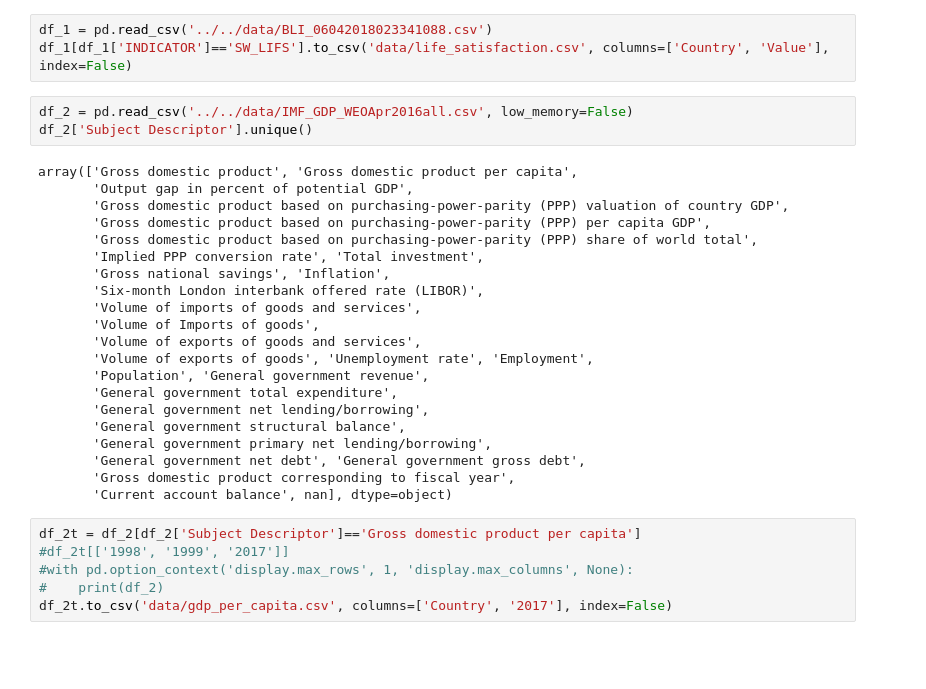
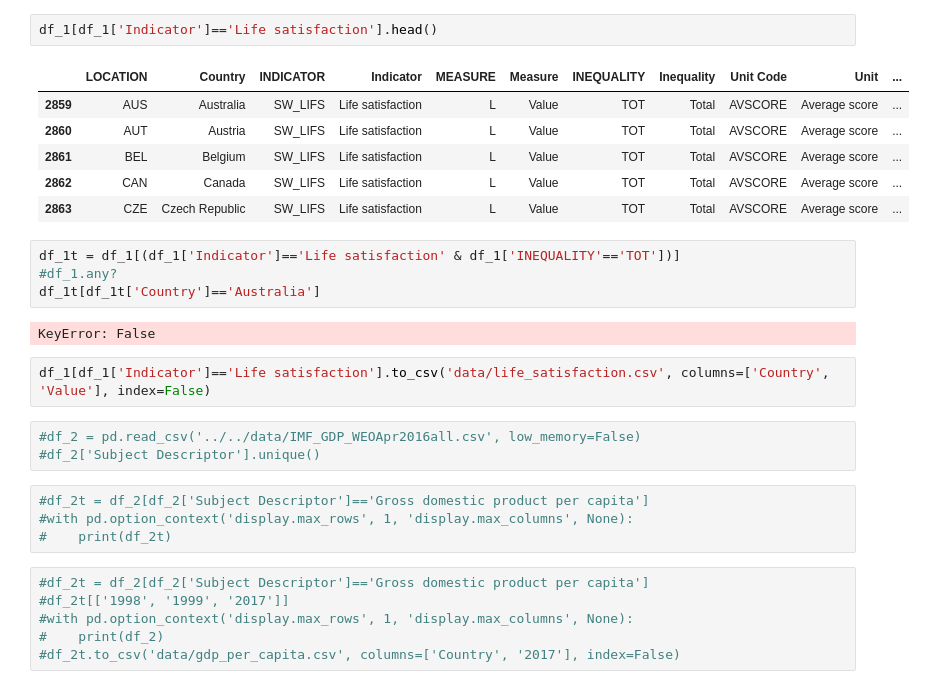
Before and after one commit to indikaimk/ipython_notebooks, a Jupyter notebook: hands_on_ml/gdp_happiness.ipynb, the cells around one changed output. Saved outputs shown, nothing was run; the diff lists cells and outputs as text; blank space fills up the shorter version.

```diff
--- a/hands_on_ml/gdp_happiness.ipynb
+++ b/hands_on_ml/gdp_happiness.ipynb
@@ -7,33 +24,30 @@ import sklearn
+# %%
+df_1[df_1['Indicator']=='Life satisfaction'].head()
+# %% [output]
+|  | LOCATION | Country | INDICATOR | Indicator | MEASURE | Measure | INEQUALITY | Inequality | Unit Code | Unit | ... |
+| 2859 | AUS | Australia | SW_LIFS | Life satisfaction | L | Value | TOT | Total | AVSCORE | Average score | ... |
+| 2860 | AUT | Austria | SW_LIFS | Life satisfaction | L | Value | TOT | Total | AVSCORE | Average score | ... |
+| 2861 | BEL | Belgium | SW_LIFS | Life satisfaction | L | Value | TOT | Total | AVSCORE | Average score | ... |
+| 2862 | CAN | Canada | SW_LIFS | Life satisfaction | L | Value | TOT | Total | AVSCORE | Average score | ... |
+| 2863 | CZE | Czech Republic | SW_LIFS | Life satisfaction | L | Value | TOT | Total | AVSCORE | Average score | ... |
+# %%
+df_1t = df_1[(df_1['Indicator']=='Life satisfaction' & df_1['INEQUALITY'=='TOT'])]
+#df_1.any?
+df_1t[df_1t['Country']=='Australia']
+# %% [output]
+KeyError: False
 # %%
-df_1 = pd.read_csv('../../data/BLI_06042018023341088.csv')
-df_1[df_1['INDICATOR']=='SW_LIFS'].to_csv('data/life_satisfaction.csv', columns=['Country', 'Value'], index=False)
+df_1[df_1['Indicator']=='Life satisfaction'].to_csv('data/life_satisfaction.csv', columns=['Country', 'Value'], index=False)
 # %%
-df_2 = pd.read_csv('../../data/IMF_GDP_WEOApr2016all.csv', low_memory=False)
-df_2['Subject Descriptor'].unique()
+#df_2 = pd.read_csv('../../data/IMF_GDP_WEOApr2016all.csv', low_memory=False)
+#df_2['Subject Descriptor'].unique()
-# %% [output]
-array(['Gross domestic product', 'Gross domestic product per capita',
-       'Output gap in percent of potential GDP',
-       'Gross domestic product based on purchasing-power-parity (PPP) valuation of country GDP',
-       'Gross domestic product based on purchasing-power-parity (PPP) per capita GDP',
-       'Gross domestic product based on purchasing-power-parity (PPP) share of world total',
-       'Implied PPP conversion rate', 'Total investment',
-       'Gross national savings', 'Inflation',
-       'Six-month London interbank offered rate (LIBOR)',
-       'Volume of imports of goods and services',
-       'Volume of Imports of goods',
-       'Volume of exports of goods and services',
-       'Volume of exports of goods', 'Unemployment rate', 'Employment',
-       'Population', 'General government revenue',
-       'General government total expenditure',
-       'General government net lending/borrowing',
-       'General government structural balance',
-       'General government primary net lending/borrowing',
-       'General government net debt', 'General government gross debt',
-       'Gross domestic product corresponding to fiscal year',
-       'Current account balance', nan], dtype=object)
+# %%
+#df_2t = df_2[df_2['Subject Descriptor']=='Gross domestic product per capita']
+#with pd.option_context('display.max_rows', 1, 'display.max_columns', None):
+#    print(df_2t)
 # %%
-df_2t = df_2[df_2['Subject Descriptor']=='Gross domestic product per capita']
+#df_2t = df_2[df_2['Subject Descriptor']=='Gross domestic product per capita']
 #df_2t[['1998', '1999', '2017']]
 #with pd.option_context('display.max_rows', 1, 'display.max_columns', None):
 #    print(df_2)
-df_2t.to_csv('data/gdp_per_capita.csv', columns=['Country', '2017'], index=False)
+#df_2t.to_csv('data/gdp_per_capita.csv', columns=['Country', '2017'], index=False)
```
Also changed, not shown: parts of 13 cells of this notebook, 1 other file.
